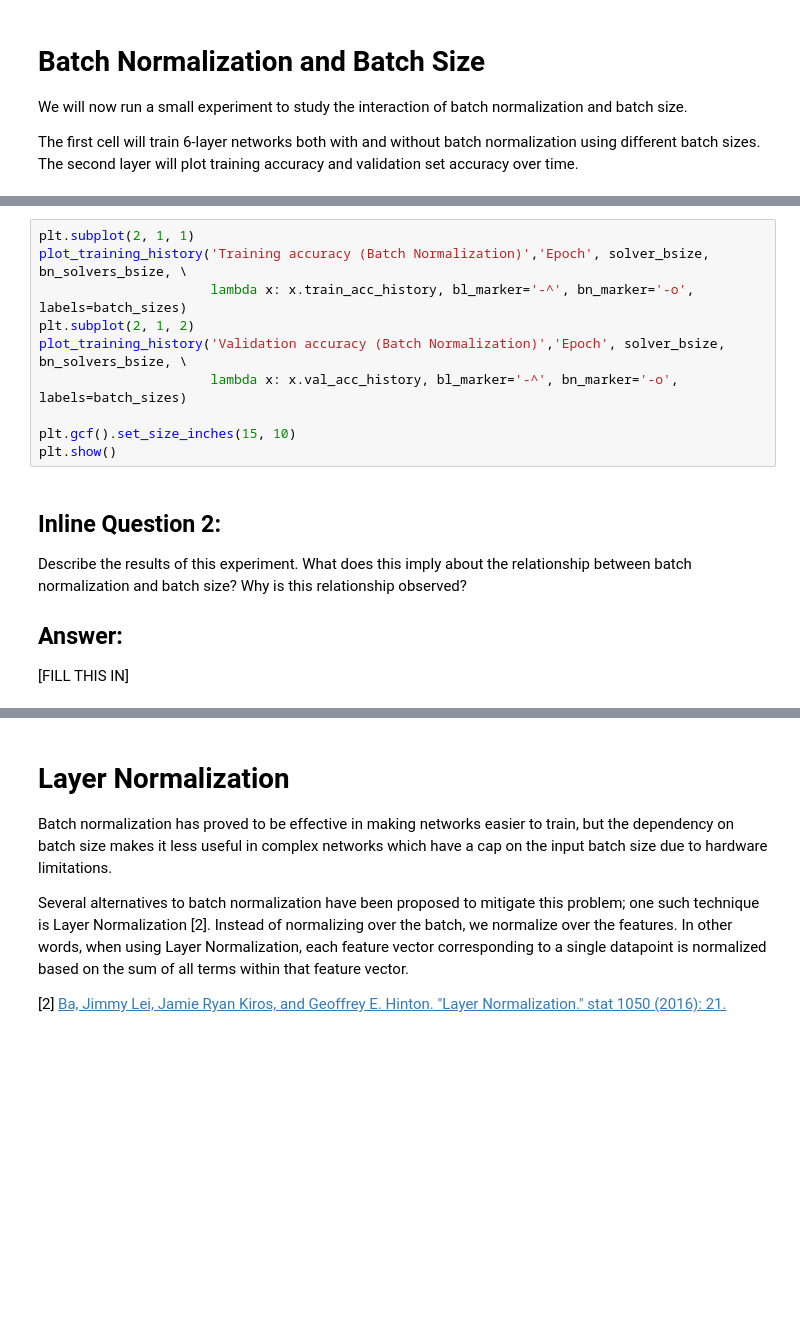
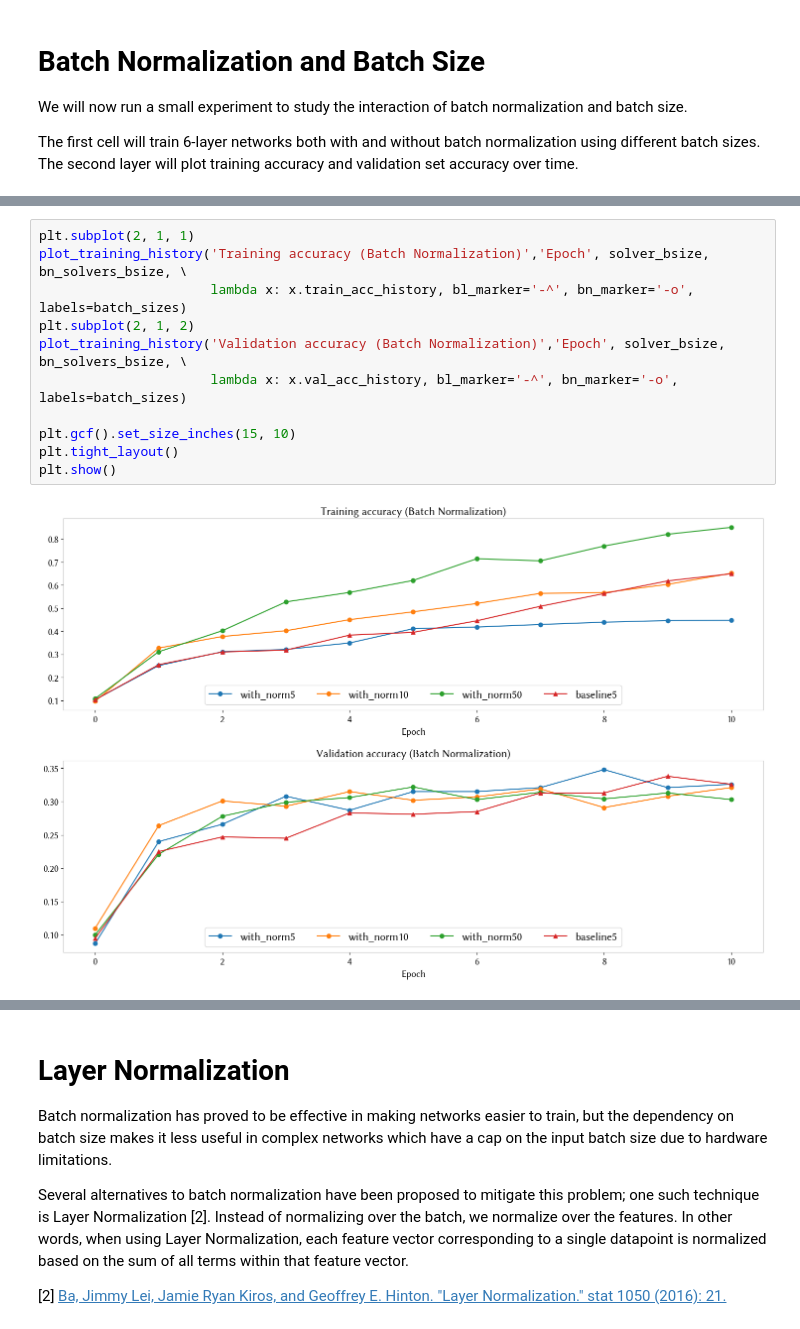
Before and after one commit to jdamp/CS-231n, a Jupyter notebook: assignments/assignment2/BatchNormalization.ipynb, the cells around one changed output, grey strips where cells are left out. Cells and saved outputs as stored; diff of their text form; blank space fills up the shorter version.

Commit message:
Update solution for batch and layer normalizations

```diff
--- a/assignments/assignment2/BatchNormalization.ipynb
+++ b/assignments/assignment2/BatchNormalization.ipynb
@@ -474,16 +565,13 @@ bn_solvers_bsize, solver_bsize, batch_sizes = run_batchsize_experiments('batchno
 # %%
 plt.subplot(2, 1, 1)
 plot_training_history('Training accuracy (Batch Normalization)','Epoch', solver_bsize, bn_solvers_bsize, \
                       lambda x: x.train_acc_history, bl_marker='-^', bn_marker='-o', labels=batch_sizes)
 plt.subplot(2, 1, 2)
 plot_training_history('Validation accuracy (Batch Normalization)','Epoch', solver_bsize, bn_solvers_bsize, \
                       lambda x: x.val_acc_history, bl_marker='-^', bn_marker='-o', labels=batch_sizes)
 
 plt.gcf().set_size_inches(15, 10)
+plt.tight_layout()
 plt.show()
+# %% [output]
+[figure, added]
-# %% [markdown]
-## Inline Question 2:
-Describe the results of this experiment. What does this imply about the relationship between batch normalization and batch size? Why is this relationship observed?
-
-## Answer:
-[FILL THIS IN]
```
Also changed, not shown: parts of 16 cells of this notebook, 3 other files.
